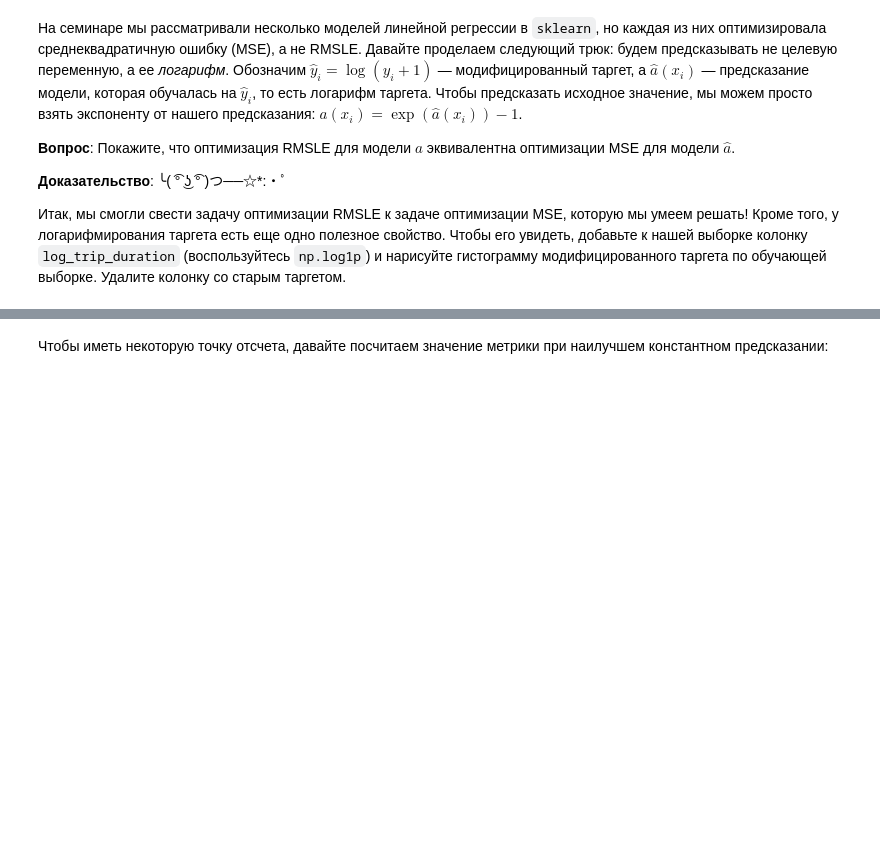
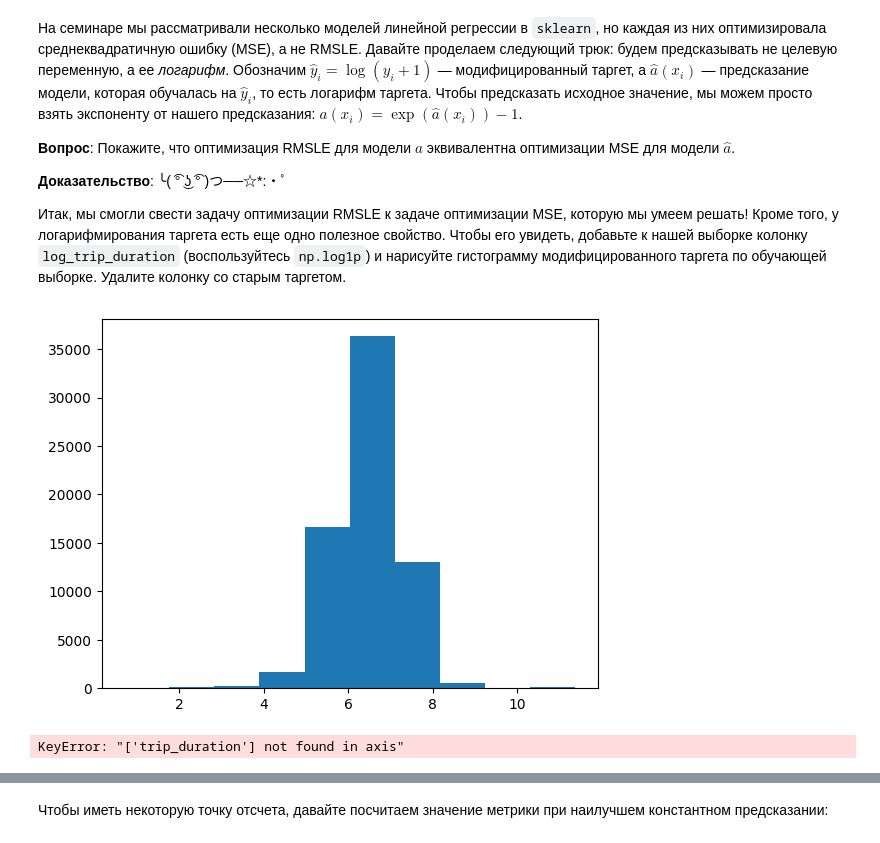
Before and after one commit to sashakarlin2000-ui/java_4, a Jupyter notebook: 2024-fall/homework-practice/homework_practice_02_linregr.ipynb, the cells around one changed output, grey strips where cells are left out. Saved outputs shown, nothing was run; the diff lists cells and outputs as text; code cells hidden in the pictures; blank space fills up the shorter version.

```diff
--- a/2024-fall/homework-practice/homework_practice_02_linregr.ipynb
+++ b/2024-fall/homework-practice/homework_practice_02_linregr.ipynb
@@ -113,3 +126,13 @@ $$\text{RMSLE}(X, y, a) = \sqrt{\frac{1}{\ell}\sum_{i=1}^{\ell} \big(\log{(y_i +
 **Доказательство**: ╰( ͡° ͜ʖ ͡° )つ──☆*:・ﾟ
 
 Итак, мы смогли свести задачу оптимизации RMSLE к задаче оптимизации MSE, которую мы умеем решать! Кроме того, у логарифмирования таргета есть еще одно полезное свойство. Чтобы его увидеть, добавьте к нашей выборке колонку `log_trip_duration` (воспользуйтесь `np.log1p`) и нарисуйте гистограмму модифицированного таргета по обучающей выборке. Удалите колонку со старым таргетом.
+# %%
+train['log_trip'] = np.log1p(train['trip_duration'])
+plt.hist(train['log_trip'])
+plt.show()
+# %% [output]
+[figure, added]
+# %%
+train = train.drop(columns=['trip_duration'])
+# %% [output]
+KeyError: "['trip_duration'] not found in axis"
```
Also changed, not shown: parts of 16 cells of this notebook.
